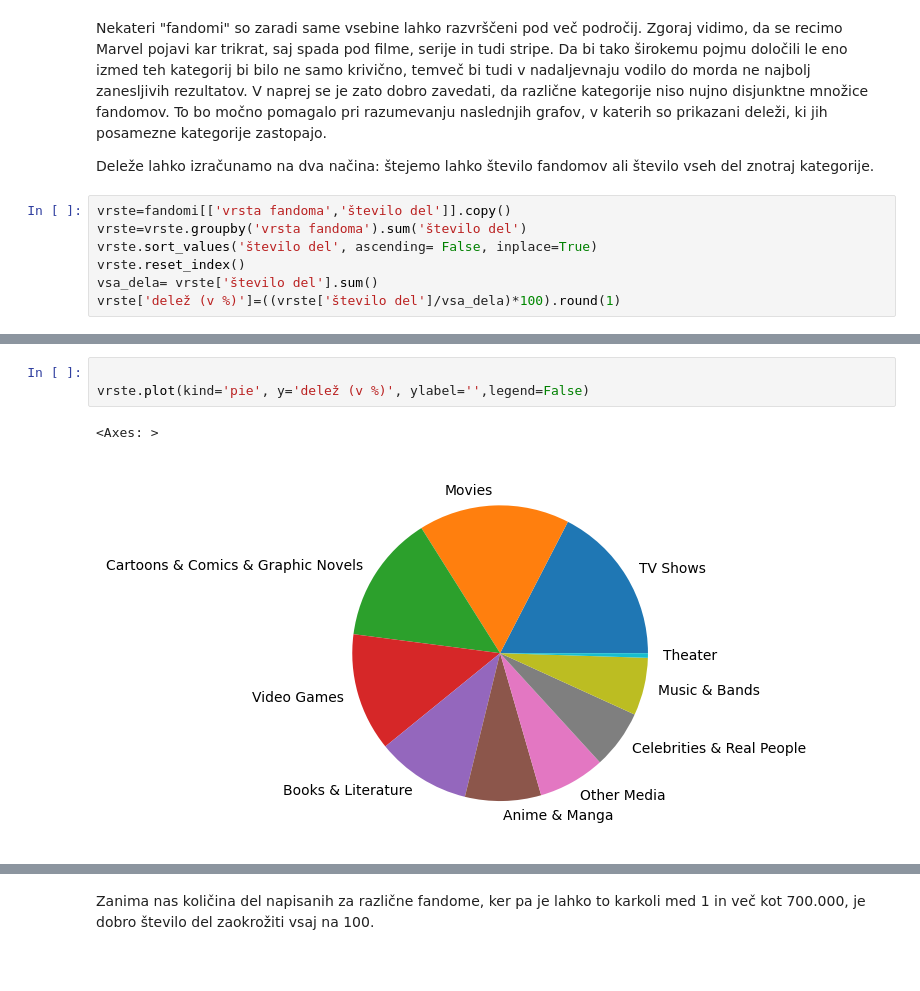
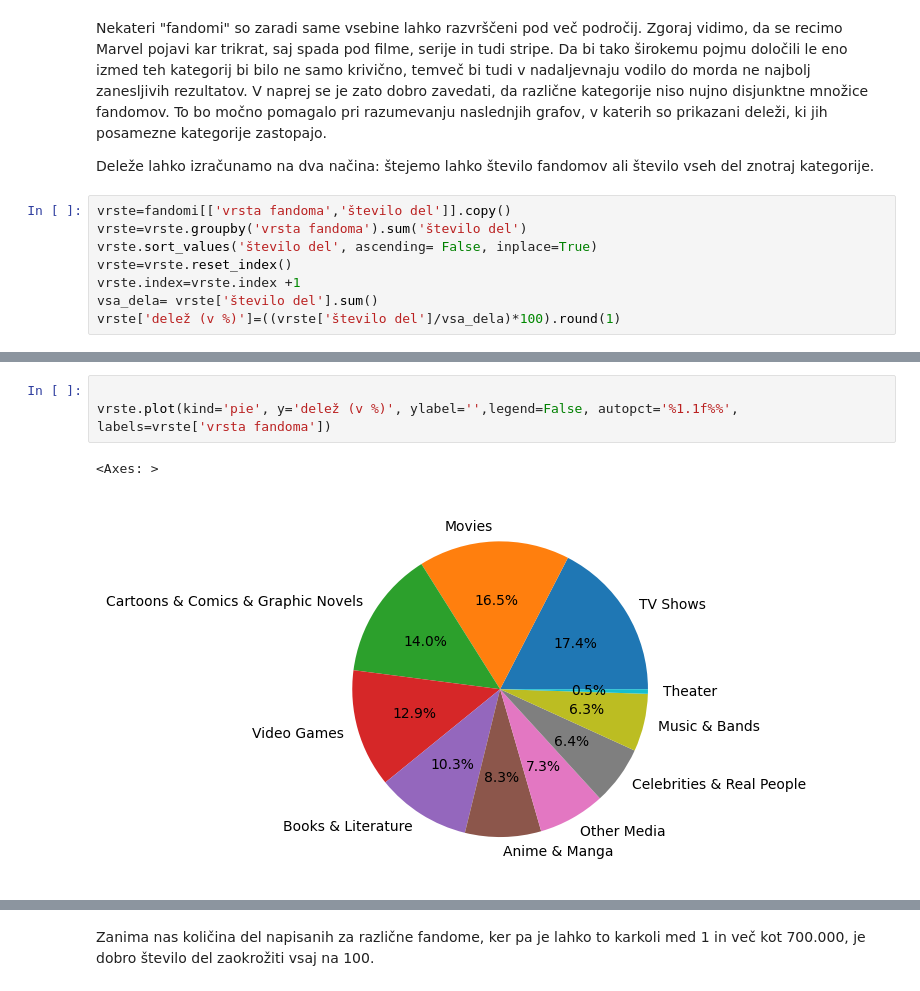
Before and after one commit to nivesgosnjak/uvp_projektna, a Jupyter notebook: analiza_podatkov.ipynb, the cells around one changed output, grey strips where cells are left out. Saved outputs shown, nothing was run; the diff lists cells and outputs as text.

```diff
--- a/analiza_podatkov.ipynb
+++ b/analiza_podatkov.ipynb
@@ -70,7 +70,8 @@ Deleže lahko izračunamo na dva načina: štejemo lahko število fandomov ali
 vrste=fandomi[['vrsta fandoma','število del']].copy()
 vrste=vrste.groupby('vrsta fandoma').sum('število del')
 vrste.sort_values('število del', ascending= False, inplace=True)
-vrste.reset_index()
+vrste=vrste.reset_index()
+vrste.index=vrste.index +1
 vsa_dela= vrste['število del'].sum()
 vrste['delež (v %)']=((vrste['število del']/vsa_dela)*100).round(1)
 # %%
@@ -96,9 +100,9 @@ bars=plt.barh(vrste.index, vrste['število del'])
 # %%
 
-vrste.plot(kind='pie', y='delež (v %)', ylabel='',legend=False)
+vrste.plot(kind='pie', y='delež (v %)', ylabel='',legend=False, autopct='%1.1f%%', labels=vrste['vrsta fandoma'])
 # %% [output]
 <Axes: >
-[figure, old version]
+[figure, new version]
 # %%
 st_fandomi=fandomi['vrsta fandoma'].value_counts()
 st_fandomi=pd.DataFrame(st_fandomi)
```
Also changed, not shown: parts of 30 cells of this notebook, 1 other file.
